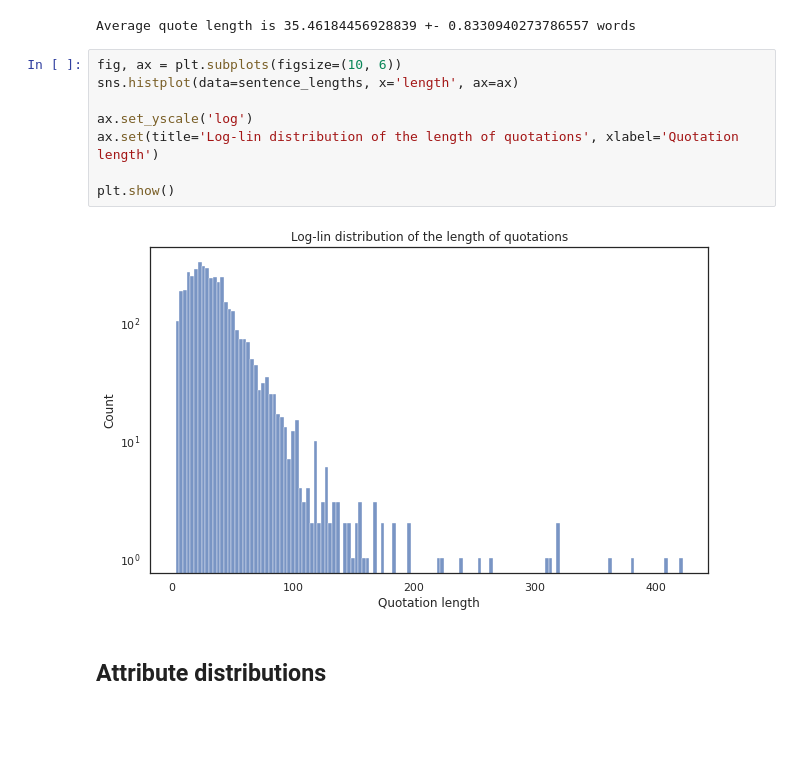
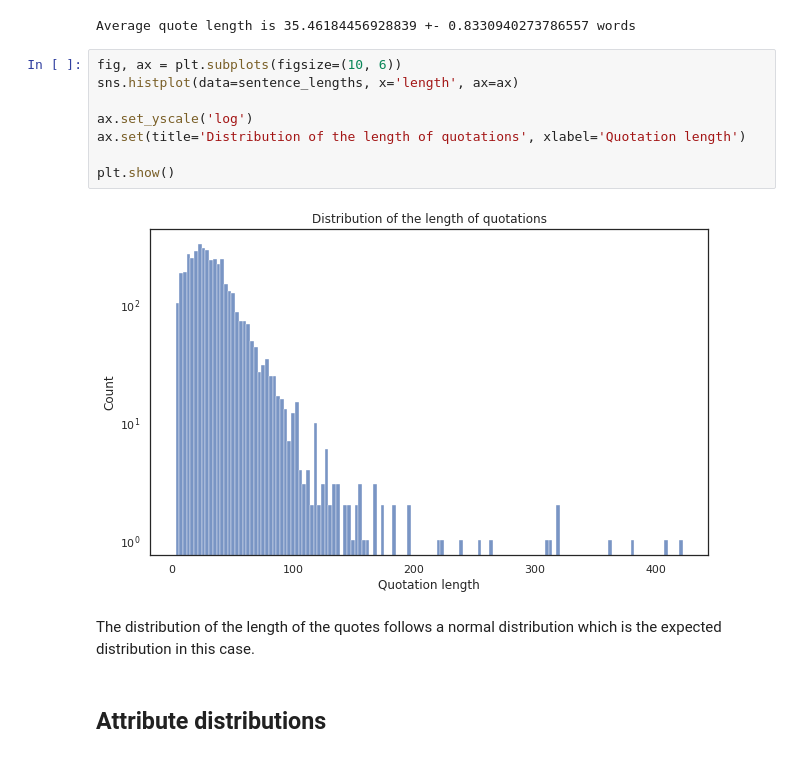
Before and after one commit to epfl-ada/ada-2021-project-nameerror, a Jupyter notebook: notebooks/analysis.ipynb, the cells around one changed output. Saved outputs shown, nothing was run; the diff lists cells and outputs as text; blank space fills up the shorter version.

```diff
--- a/notebooks/analysis.ipynb
+++ b/notebooks/analysis.ipynb
@@ -225,13 +243,15 @@ Average quote length is 35.46184456928839 +- 0.8330940273786557 words
 # %%
 fig, ax = plt.subplots(figsize=(10, 6))
 sns.histplot(data=sentence_lengths, x='length', ax=ax)
 
 ax.set_yscale('log')
-ax.set(title='Log-lin distribution of the length of quotations', xlabel='Quotation length')
+ax.set(title='Distribution of the length of quotations', xlabel='Quotation length')
 
 plt.show()
 # %% [output]
-[figure, old version]
+[figure, new version]
+# %% [markdown]
+The distribution of the length of the quotes follows a normal distribution which is the expected distribution in this case.
 # %% [markdown]
 ## Attribute distributions
 # %%
```
Also changed, not shown: parts of 12 cells of this notebook.
